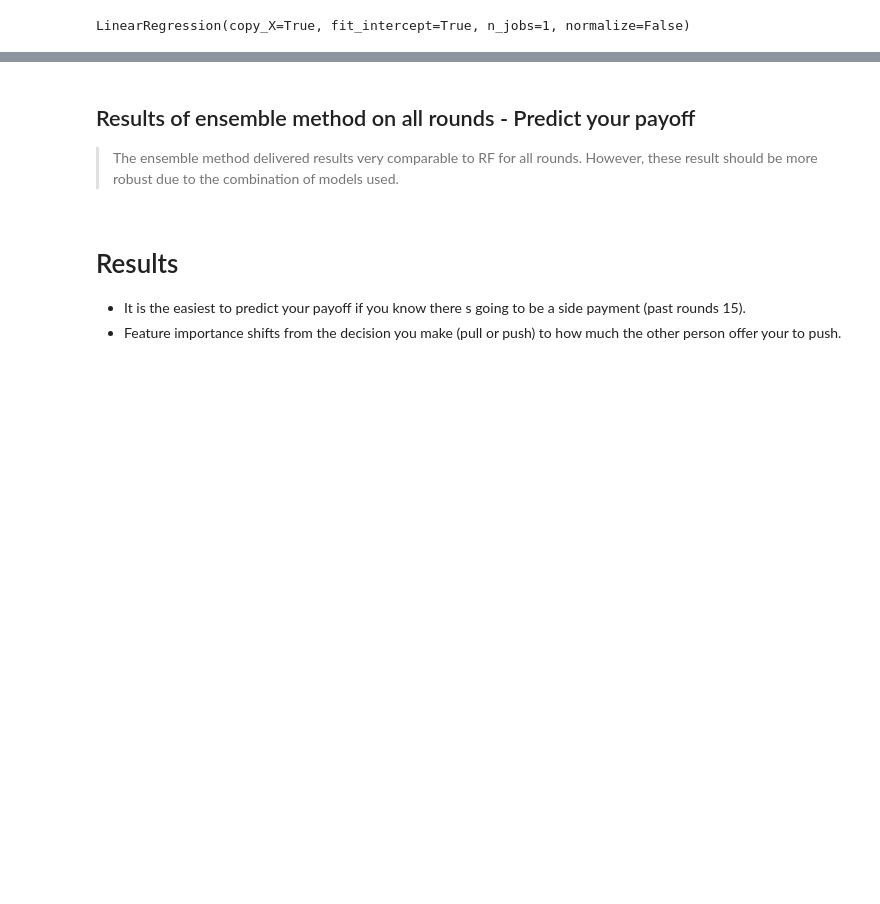
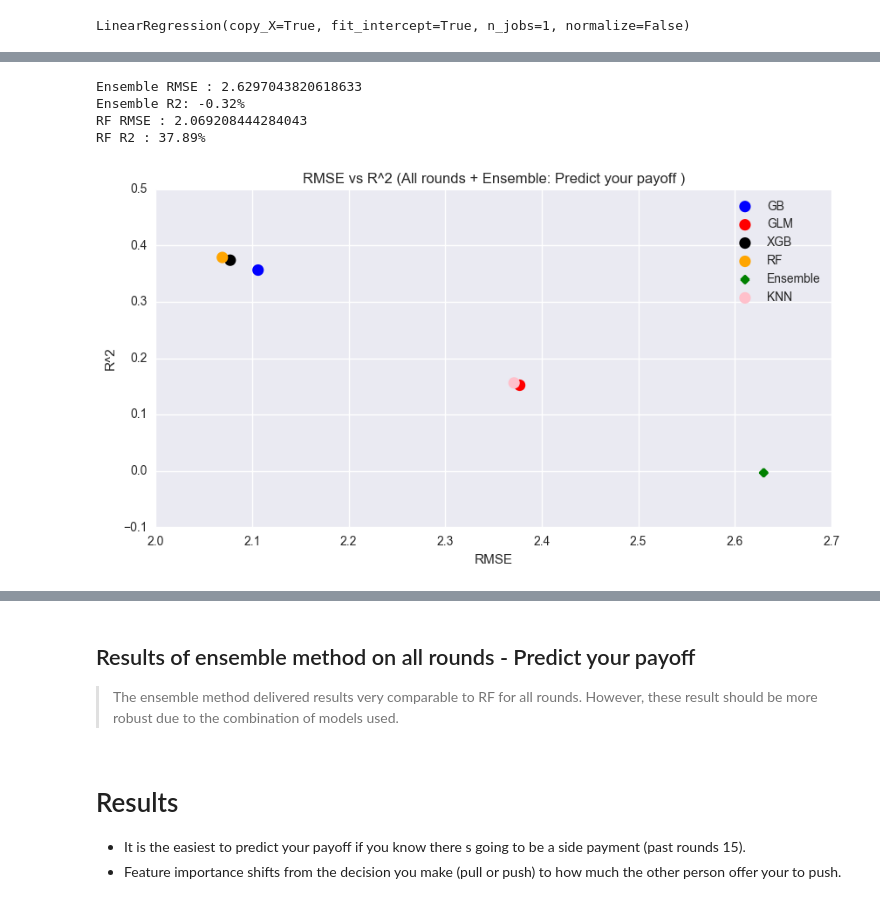
Before and after one commit to jonhilgart22/Galvanize-Machine-Learning-I, a Jupyter notebook: Final_Project_Ultimatum_Game/ML_Final_Ultimatum_Game.ipynb, the cells around one changed output, grey strips where cells are left out. Drawn from its saved outputs; the diff is of its cells as text; code cells hidden in the pictures; blank space fills up the shorter version.

```diff
--- a/Final_Project_Ultimatum_Game/ML_Final_Ultimatum_Game.ipynb
+++ b/Final_Project_Ultimatum_Game/ML_Final_Ultimatum_Game.ipynb
@@ -1914,0 +2060,23 @@ stacked_model.predict(np.array(test_predictions_df[['GLM_scaled_test','XGB_test'
+# %%
+plt.figure(figsize=(10,5))
+plt.scatter(best_gb_total_rmse,best_gb_total_r2,label='GB',color='b',linewidths=(5,5))
+plt.scatter(best_glmnet_total_rmse,best_glmnet_total_r2,label='GLM',color='r',linewidths=(5,5))
+plt.scatter(best_xgb_total_rmse,best_xgb_total_r2,label='XGB',color='black',linewidths=(5,5))
+plt.scatter(best_rf_total_rmse,best_rf_total_r2,label='RF',color='orange',linewidths=(5,5))
+plt.scatter(ensemble_rmse,ensemble_r2_score,label='Ensemble',color='green',marker='x',linewidths=(5,5))
+plt.scatter(best_knn_total_rmse,best_knn_total_r2,label='KNN',color='pink',linewidths=(5,5))
+plt.title('RMSE vs R^2 (All rounds + Ensemble: Predict your payoff )')
+plt.xlabel('RMSE')
+plt.ylabel('R^2')
+plt.legend();
+
+print("Ensemble RMSE : {}".format(ensemble_rmse))
+print('Ensemble R2: {:.2%}'.format(ensemble_r2_score))
+print("RF RMSE : {}".format(best_rf_total_rmse))
+print('RF R2 : {:.2%}'.format(best_rf_total_r2))
+# %% [output]
+Ensemble RMSE : 2.6297043820618633
+Ensemble R2: -0.32%
+RF RMSE : 2.069208444284043
+RF R2 : 37.89%
+[figure, added]
```
Also changed, not shown: parts of 47 cells of this notebook, 5 other files.
